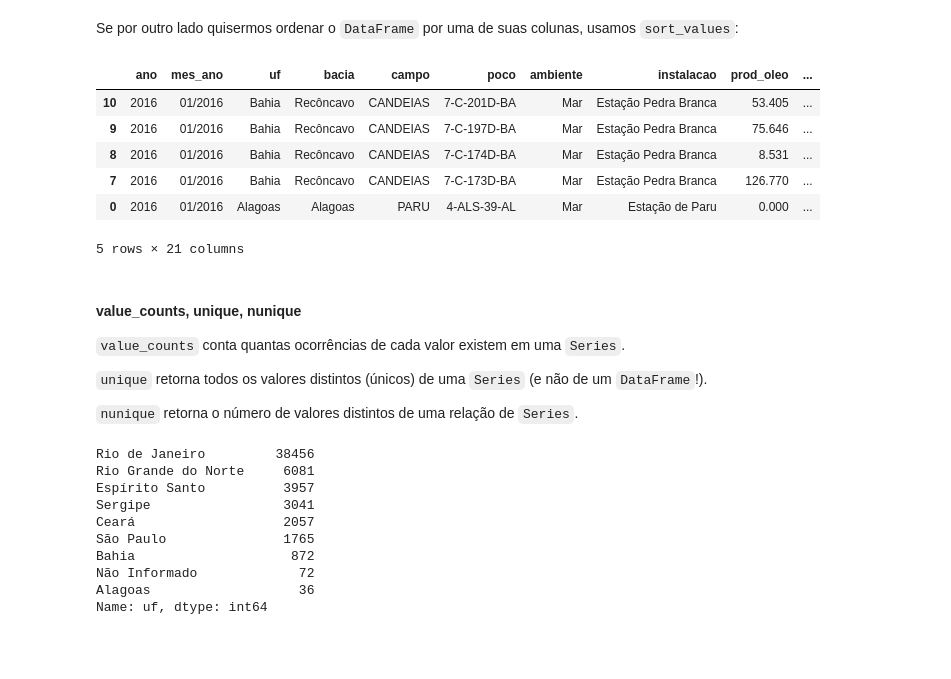
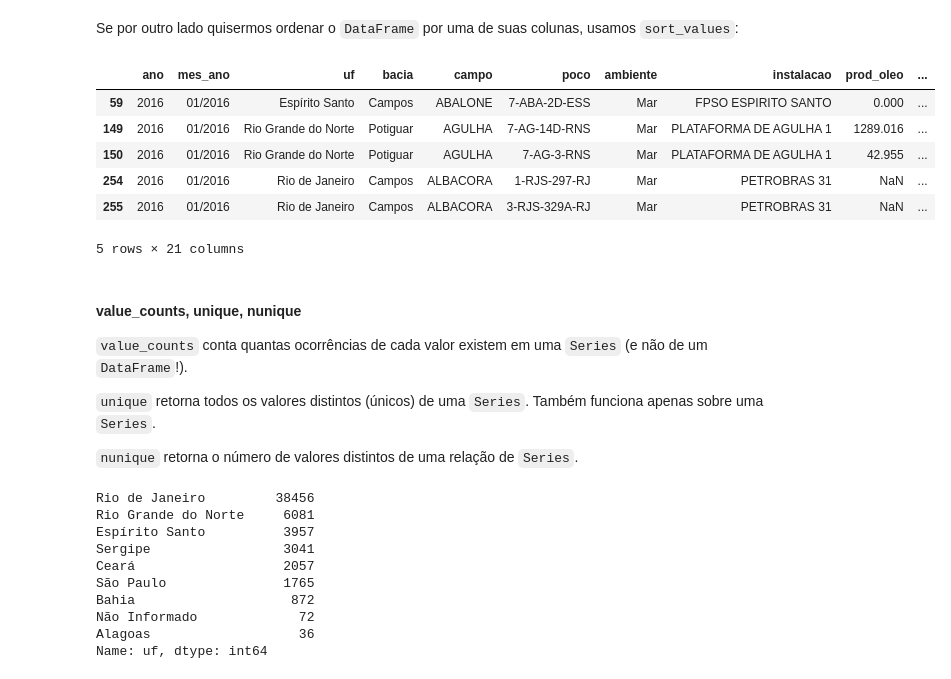
Before and after one commit to jalexandretoledo/numpy_pandas, a Jupyter notebook: aula_2/parte_3.ipynb, the cells around one changed output. Cells and saved outputs as stored; diff of their text form; code cells hidden in the pictures; blank space fills up the shorter version.

Commit message:
Fim? Ainda há muito a revisar... E também poderia adicionar mais conteúdo

```diff
--- a/aula_2/parte_3.ipynb
+++ b/aula_2/parte_3.ipynb
@@ -369,21 +373,21 @@ Se por outro lado quisermos ordenar o `DataFrame` por uma de suas colunas, usamo
 # %%
 # o primeiro parâmetro é a lista das colunas pelas quais o
 # resultado será ordenado
-df.sort_values(['ano', 'mes_ano', 'uf', 'poco'], ascending=False).tail()
+df.sort_values(['ano', 'mes_ano', 'campo', 'poco'], ascending=True).head()
 # %% [output]
 |  | ano | mes_ano | uf | bacia | campo | poco | ambiente | instalacao | prod_oleo | ... |
-| 10 | 2016 | 01/2016 | Bahia | Recôncavo | CANDEIAS | 7-C-201D-BA | Mar | Estação Pedra Branca | 53.405 | ... |
-| 9 | 2016 | 01/2016 | Bahia | Recôncavo | CANDEIAS | 7-C-197D-BA | Mar | Estação Pedra Branca | 75.646 | ... |
-| 8 | 2016 | 01/2016 | Bahia | Recôncavo | CANDEIAS | 7-C-174D-BA | Mar | Estação Pedra Branca | 8.531 | ... |
-| 7 | 2016 | 01/2016 | Bahia | Recôncavo | CANDEIAS | 7-C-173D-BA | Mar | Estação Pedra Branca | 126.770 | ... |
-| 0 | 2016 | 01/2016 | Alagoas | Alagoas | PARU | 4-ALS-39-AL | Mar | Estação de Paru | 0.000 | ... |
+| 59 | 2016 | 01/2016 | Espírito Santo | Campos | ABALONE | 7-ABA-2D-ESS | Mar | FPSO ESPIRITO SANTO | 0.000 | ... |
+| 149 | 2016 | 01/2016 | Rio Grande do Norte | Potiguar | AGULHA | 7-AG-14D-RNS | Mar | PLATAFORMA DE AGULHA 1 | 1289.016 | ... |
+| 150 | 2016 | 01/2016 | Rio Grande do Norte | Potiguar | AGULHA | 7-AG-3-RNS | Mar | PLATAFORMA DE AGULHA 1 | 42.955 | ... |
+| 254 | 2016 | 01/2016 | Rio de Janeiro | Campos | ALBACORA | 1-RJS-297-RJ | Mar | PETROBRAS 31 | NaN | ... |
+| 255 | 2016 | 01/2016 | Rio de Janeiro | Campos | ALBACORA | 3-RJS-329A-RJ | Mar | PETROBRAS 31 | NaN | ... |
 5 rows × 21 columns
 # %% [markdown]
 #### value_counts, unique, nunique
 
-`value_counts` conta quantas ocorrências de cada valor existem em uma `Series`.
+`value_counts` conta quantas ocorrências de cada valor existem em uma `Series` (e não de um `DataFrame`!).
 
-`unique` retorna todos os valores distintos (únicos) de uma `Series` (e não de um `DataFrame`!).
+`unique` retorna todos os valores distintos (únicos) de uma `Series`. Também funciona apenas sobre uma `Series`.
 
 `nunique` retorna o número de valores distintos de uma relação de `Series`.
 # %%
```
Also changed, not shown: parts of 14 cells of this notebook, 2 other files.
